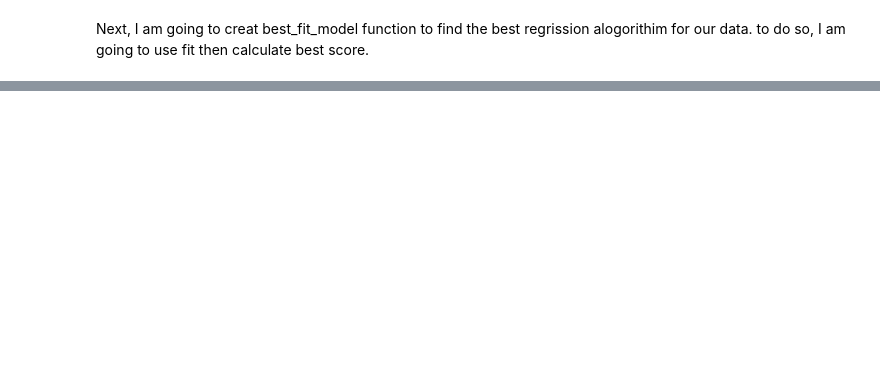
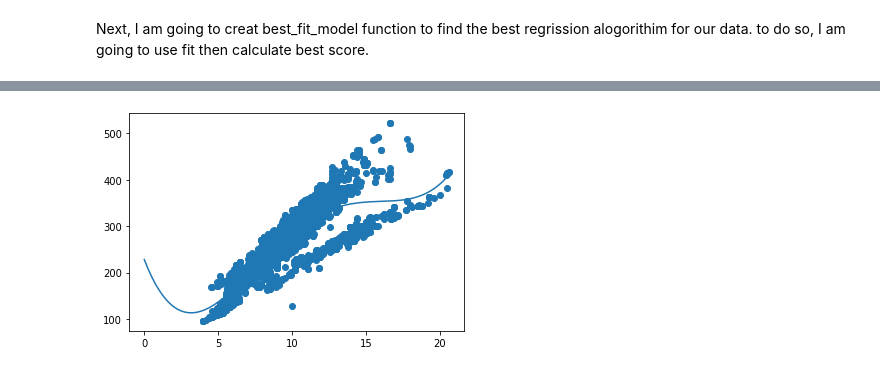
Before and after one commit to husseinalaaref/CO2_Emission_Prediction, a Jupyter notebook: Project 1.ipynb, the cells around one changed output, grey strips where cells are left out. Cells and saved outputs as stored; diff of their text form; code cells hidden in the pictures; blank space fills up the shorter version.

```diff
--- a/Project 1.ipynb
+++ b/Project 1.ipynb
@@ -57,0 +88,4 @@ to do so, I am going to use fit then calculate best score.
+# %%
+linear_plot(df2['Fuel Consumption Hwy (L/100 km)'], y)
+# %% [output]
+[figure, added]
```
Also changed, not shown: parts of 22 cells of this notebook.
